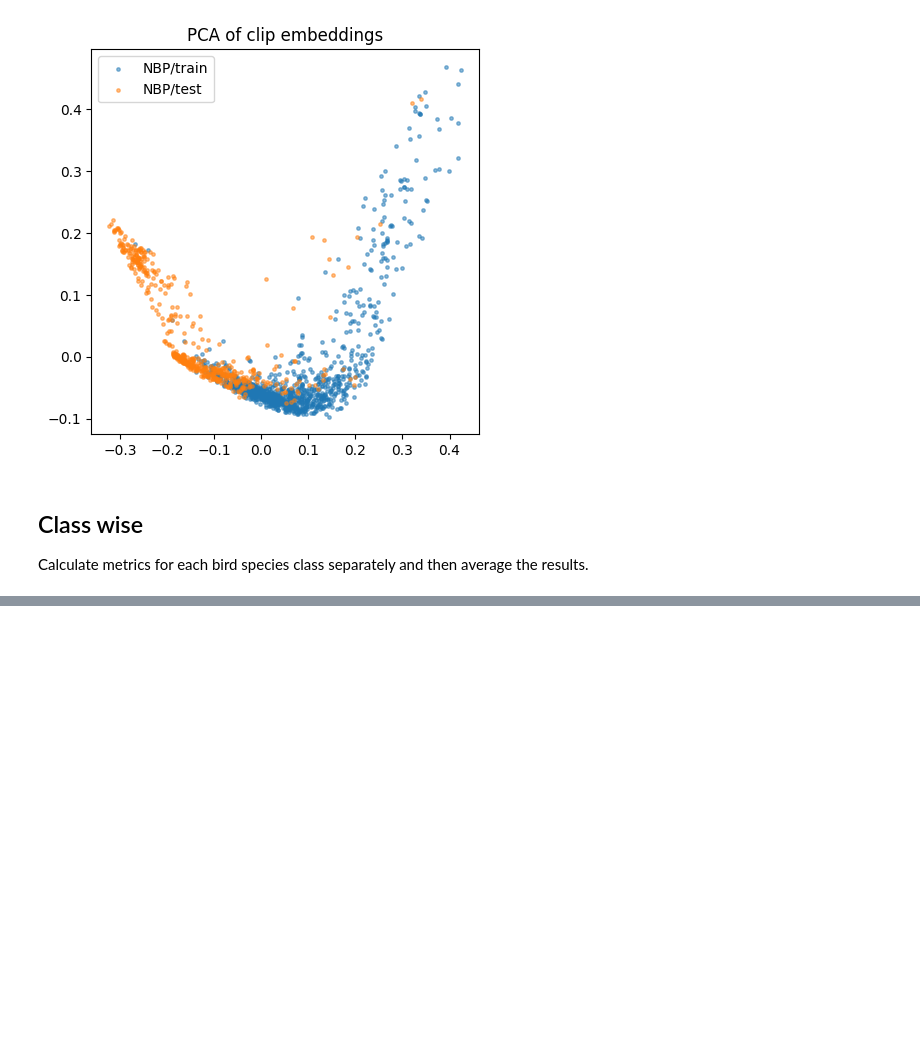
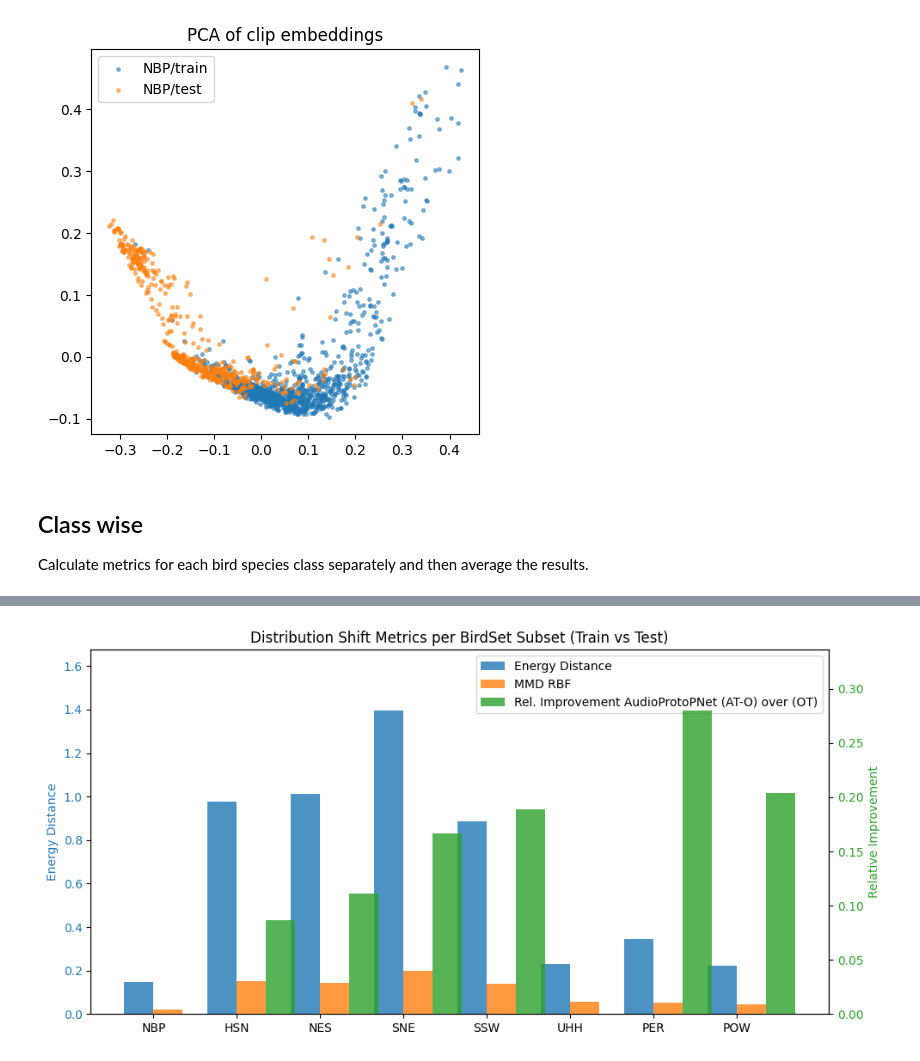
Before and after one commit to DBD-research-group/UncertainBird, a Jupyter notebook: notebooks/distribution-shift/Distribution_Shift_BirdSet.ipynb, the cells around one changed output, grey strips where cells are left out. Saved outputs shown, nothing was run; the diff lists cells and outputs as text; code cells hidden in the pictures; blank space fills up the shorter version.

```diff
--- a/notebooks/distribution-shift/Distribution_Shift_BirdSet.ipynb
+++ b/notebooks/distribution-shift/Distribution_Shift_BirdSet.ipynb
@@ -389,0 +465,8 @@ summary_df, per_pair_top
+# %%
+# compute the relative perfomance improbement from audioprotopnet (OT) to audiorotopnet (AT-O)
+for subset in subsets:
+    apn_ot_score = data[subset]["model_performance"]["AudioProtoPNet (OT)"]["subset_score"]
+    apn_at_o_score = data[subset]["model_performance"]["AudioProtoPNet (AT-O)"]["subset_score"]
+    rel_improvement = (apn_at_o_score - apn_ot_score) / apn_ot_score if apn_ot_score != 0 else float("nan")
+    data[subset]["model_performance"]["AudioProtoPNet (AT-O)"]["relative_improvement_over_OT"] = rel_improvement
+    print(f"Subset {subset}: Relative improvement AudioProtoPNet (AT-O) over (OT): {rel_improvement:.4f}")
@@ -389,0 +482,48 @@ summary_df, per_pair_top
+# %%
+# make a bar plot of the computed metrics per subset
+import matplotlib.pyplot as plt
+subsets = list(data.keys())
+energy_distances = [data[subset].get("energy_distance_train_test", 0) for subset in subsets]
+mmd_values = [data[subset].get("mmd_rbf_train_test", 0) for subset in subsets]
+fig, ax1 = plt.subplots(figsize=(10,5))
+x = np.arange(len(subsets))
+width = 0.35
+
+# Left axis: Energy Distance
+color1 = "C0"
+bars1 = ax1.bar(x - width/2, energy_distances, width, label="Energy Distance", color=color1, alpha=0.8)
+ax1.set_ylabel("Energy Distance", color=color1)
+ax1.tick_params(axis="y", labelcolor=color1)
+ax1.set_xticks(x)
+ax1.set_xticklabels(subsets)
+ax1.set_ylim(0, max(energy_distances) * 1.2)
+
+# Right axis: MMD RBF
+ax2 = ax1.twinx()
+color2 = "C1"
+bars2 = ax2.bar(x + width/2, mmd_values, width, label="MMD RBF", color=color2, alpha=0.8)
+ax2.set_ylabel("MMD RBF", color=color2)
+ax2.tick_params(axis="y", labelcolor=color2)
+ax2.set_ylim(0, max(mmd_values) * 1.2)
+
+# add a third bar for relative improvement of AudioProtoPNet (AT-O) over (OT)
+rel_improvements = [
+    data[subset]["model_performance"]["AudioProtoPNet (AT-O)"]["relative_improvement_over_OT"]
+    for subset in subsets
+]
+bars3 = ax2.bar(x + width*1.5, rel_improvements, width, label="Rel. Improvement AudioProtoPNet (AT-O) over (OT)", color="C2", alpha=0.8)
+ax2.set_ylabel("Relative Improvement", color="C2")
+ax2.tick_params(axis="y", labelcolor="C2")
+ax2.set_ylim(min(rel_improvements) * 1.2, max(rel_improvements) * 1.2)
+
+plt.title("Distribution Shift Metrics per BirdSet Subset (Train vs Test)")
+
+# Combined legend
+handles1, labels1 = ax1.get_legend_handles_labels()
+handles2, labels2 = ax2.get_legend_handles_labels()
+ax1.legend(handles1 + handles2, labels1 + labels2, loc="upper right")
+
+fig.tight_layout()
+plt.show()
+# %% [output]
+[figure, added]
```
Also changed, not shown: parts of 17 cells of this notebook, 3 other files.
